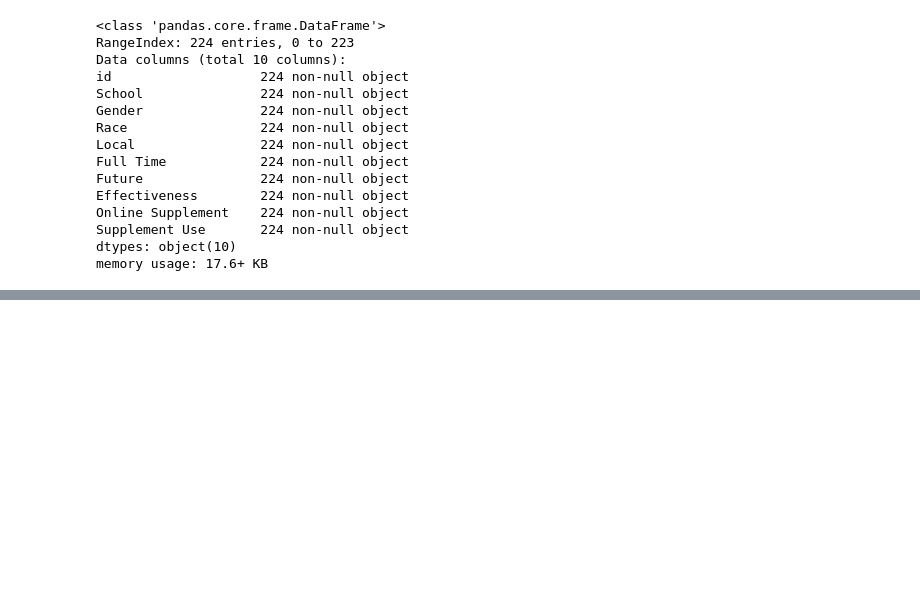
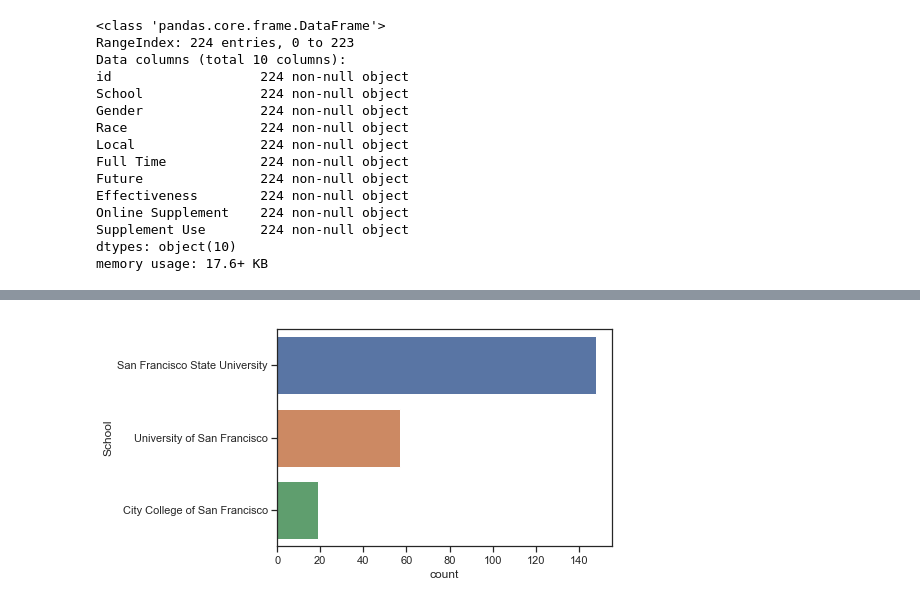
Before and after one commit to NormanLo4319/Economics_Course_Evaluation, a Jupyter notebook: Student_Course_Survey_Analysis.ipynb, the cells around one changed output, grey strips where cells are left out. Saved outputs shown, nothing was run; the diff lists cells and outputs as text; code cells hidden in the pictures; blank space fills up the shorter version.

```diff
--- a/Student_Course_Survey_Analysis.ipynb
+++ b/Student_Course_Survey_Analysis.ipynb
@@ -53,0 +78,5 @@ sns.countplot(econ_df.School)
+# %%
+# Plot the demographic variables with horizontal bar plot
+ax = sns.countplot(y=econ_df.School)
+# %% [output]
+[figure, added]
```
Also changed, not shown: parts of 26 cells of this notebook.
